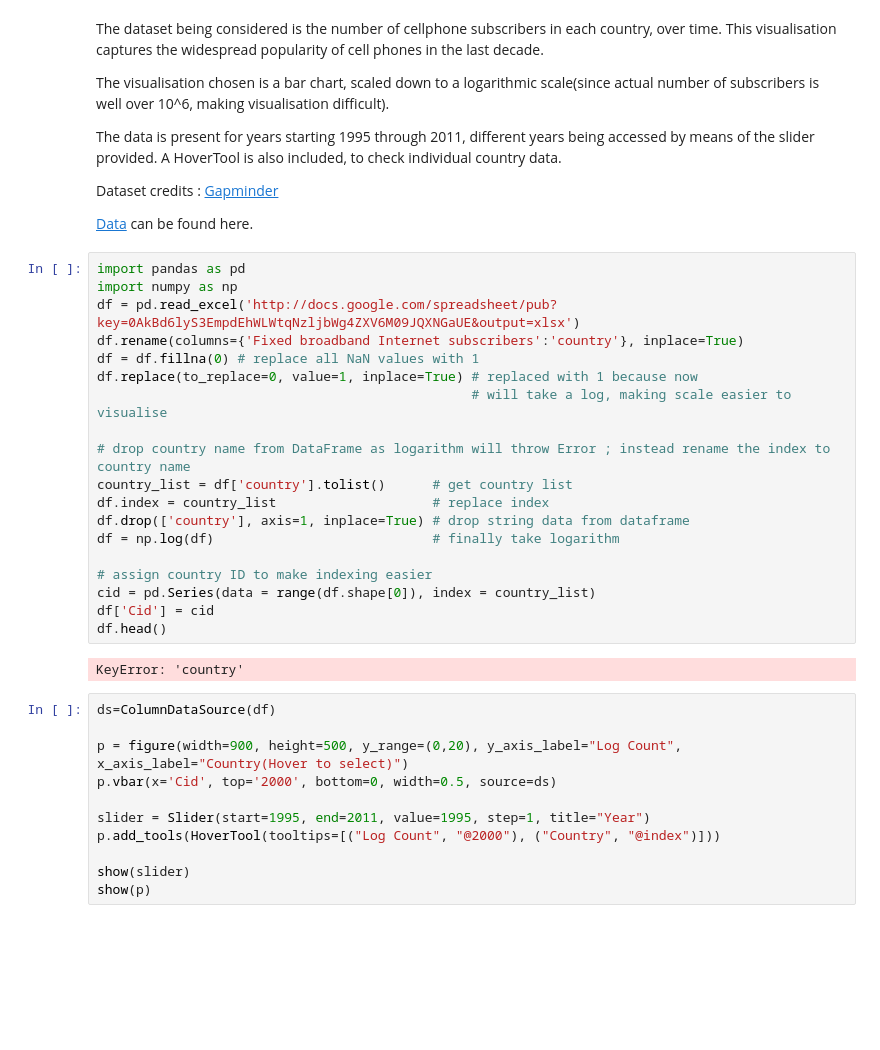
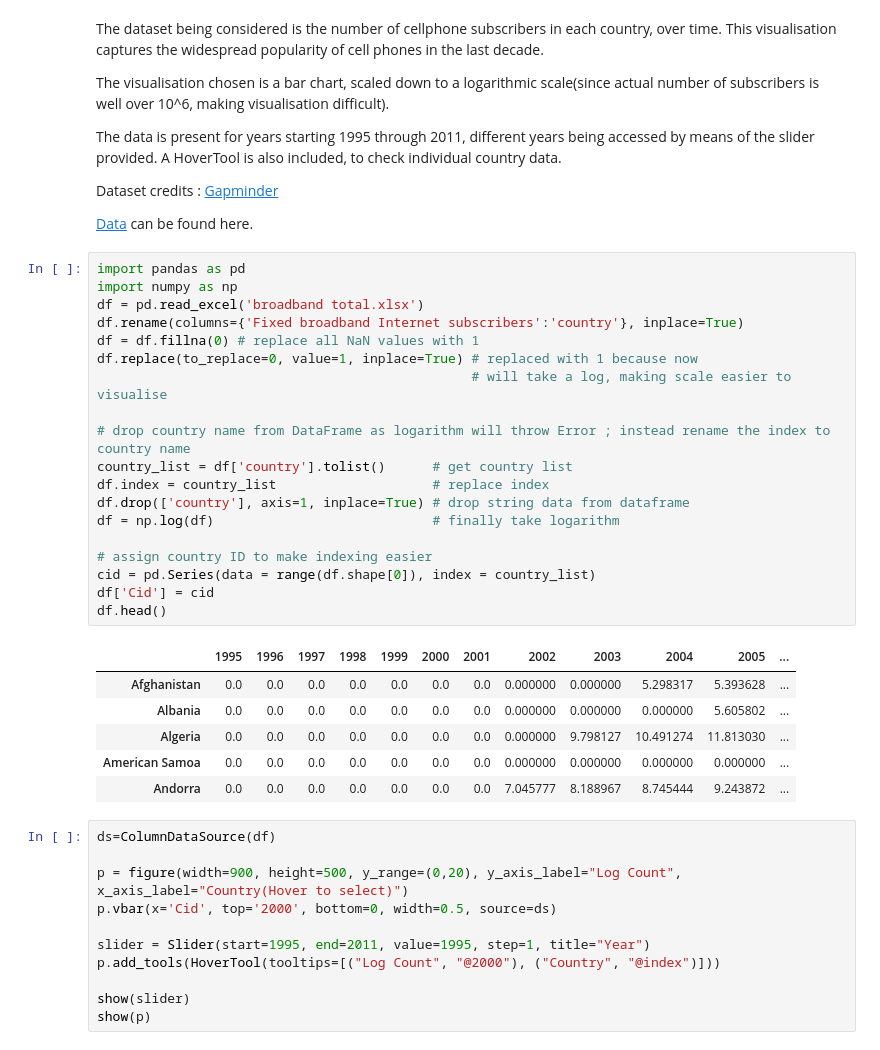
Before and after one commit to rathdarshi/CS690V, a Jupyter notebook: 690V Assignment 1.ipynb, the cells around one changed output. Cells and saved outputs as stored; diff of their text form; blank space fills up the shorter version.

```diff
--- a/690V Assignment 1.ipynb
+++ b/690V Assignment 1.ipynb
@@ -18,24 +18,29 @@ Dataset credits : [Gapminder](http://www.gapminder.org/data/)
 # %%
 import pandas as pd
 import numpy as np
-df = pd.read_excel('http://docs.google.com/spreadsheet/pub?key=0AkBd6lyS3EmpdEhWLWtqNzljbWg4ZXV6M09JQXNGaUE&output=xlsx')
+df = pd.read_excel('broadband total.xlsx')
 df.rename(columns={'Fixed broadband Internet subscribers':'country'}, inplace=True)
 df = df.fillna(0) # replace all NaN values with 1
 df.replace(to_replace=0, value=1, inplace=True) # replaced with 1 because now
                                                 # will take a log, making scale easier to visualise
 
 # drop country name from DataFrame as logarithm will throw Error ; instead rename the index to country name
 country_list = df['country'].tolist()      # get country list
 df.index = country_list                    # replace index
 df.drop(['country'], axis=1, inplace=True) # drop string data from dataframe
 df = np.log(df)                            # finally take logarithm
 
 # assign country ID to make indexing easier
 cid = pd.Series(data = range(df.shape[0]), index = country_list)
 df['Cid'] = cid
 df.head()
 # %% [output]
-KeyError: 'country'
+|  | 1995 | 1996 | 1997 | 1998 | 1999 | 2000 | 2001 | 2002 | 2003 | 2004 | 2005 | ... |
+| Afghanistan | 0.0 | 0.0 | 0.0 | 0.0 | 0.0 | 0.0 | 0.0 | 0.000000 | 0.000000 | 5.298317 | 5.393628 | ... |
+| Albania | 0.0 | 0.0 | 0.0 | 0.0 | 0.0 | 0.0 | 0.0 | 0.000000 | 0.000000 | 0.000000 | 5.605802 | ... |
+| Algeria | 0.0 | 0.0 | 0.0 | 0.0 | 0.0 | 0.0 | 0.0 | 0.000000 | 9.798127 | 10.491274 | 11.813030 | ... |
+| American Samoa | 0.0 | 0.0 | 0.0 | 0.0 | 0.0 | 0.0 | 0.0 | 0.000000 | 0.000000 | 0.000000 | 0.000000 | ... |
+| Andorra | 0.0 | 0.0 | 0.0 | 0.0 | 0.0 | 0.0 | 0.0 | 7.045777 | 8.188967 | 8.745444 | 9.243872 | ... |
 # %%
 ds=ColumnDataSource(df)
 
```
